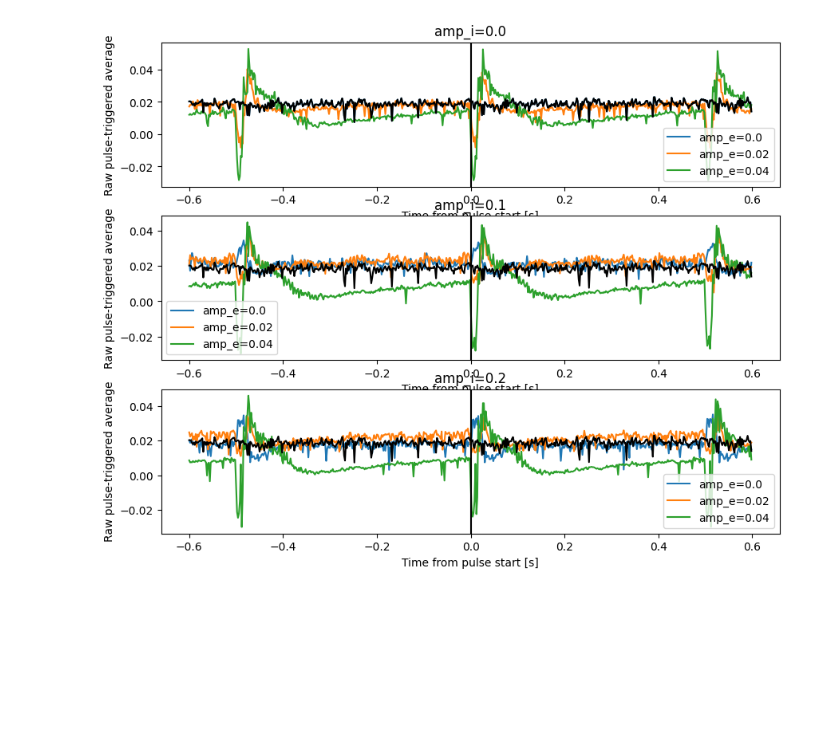
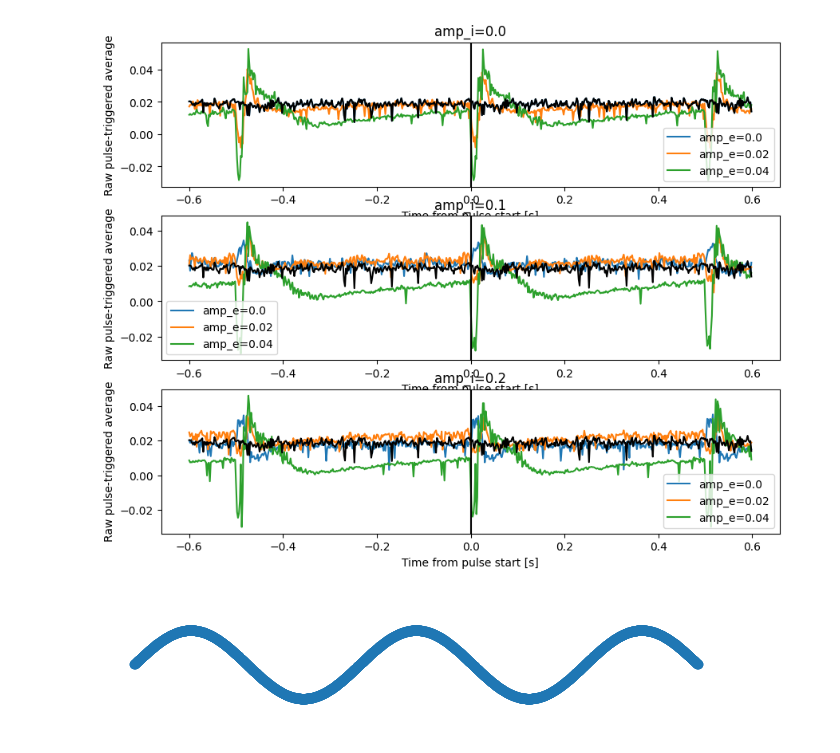
Before and after one commit to niknovikov19/A1-OUinp, a Jupyter notebook: dev_scratch/misc.ipynb, the cells around one changed output. Saved outputs shown, nothing was run; the diff lists cells and outputs as text; code cells hidden in the pictures; blank space fills up the shorter version.

```diff
--- a/dev_scratch/misc.ipynb
+++ b/dev_scratch/misc.ipynb
@@ -266,3 +266,21 @@ for n2 in range(3):
     #plt.xlim(-0.2, 0.2)
 # %% [output]
 [figure]
+# %%
+import matplotlib.pyplot as plt
+import numpy as np
+
+f = 3
+T = 1 / f
+tmax = 1 - T / 2
+t = np.linspace(0, tmax, 2000)
+x = np.sin(2 * np.pi * 3 * t)
+
+plt.figure(figsize=(8, 1.6))
+plt.plot(t, x, '.-', linewidth=4, markersize=12)
+plt.tick_params(labelbottom=False, labelleft=False, bottom=False, left=False)
+plt.axis('off')
+plt.ylim(-1.8, 1.8)
+plt.show()
+# %% [output]
+[figure, added]
```
Also changed, not shown: parts of 1 cell of this notebook, 3 other files.
